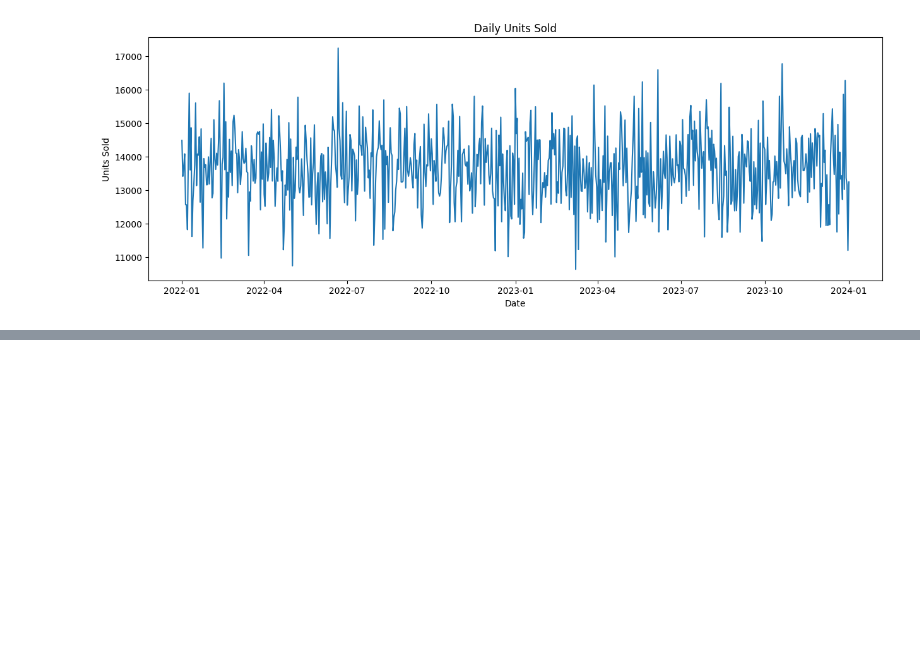
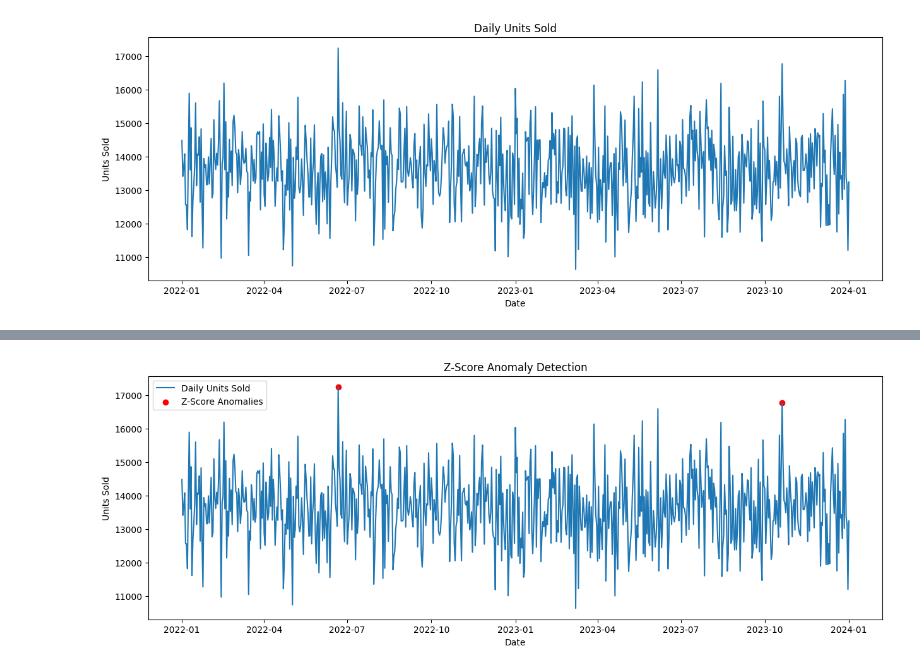
Before and after one commit to Adithyan-7/supply-chain-demand-forecasting, a Jupyter notebook: notebooks/03_anomaly_detection.ipynb, the cells around one changed output, grey strips where cells are left out. Saved outputs shown, nothing was run; the diff lists cells and outputs as text; code cells hidden in the pictures; blank space fills up the shorter version.

Commit message:
feat: implement Z-Score anomaly detection

```diff
--- a/notebooks/03_anomaly_detection.ipynb
+++ b/notebooks/03_anomaly_detection.ipynb
@@ -84,0 +93,4 @@ plt.show()
+# %%
+daily_sales["Z-Score"] = zscore(daily_sales["Units Sold"])
+
+daily_sales.head()
@@ -84,0 +104,6 @@ plt.show()
+# %%
+daily_sales["Z_Anomaly"] = (
+    abs(daily_sales["Z-Score"]) > 3
+)
+
+daily_sales.head()
@@ -84,0 +129,4 @@ plt.show()
+# %%
+zscore_anomalies = daily_sales[daily_sales["Z_Anomaly"]]
+
+zscore_anomalies
@@ -84,0 +143,24 @@ plt.show()
+# %%
+plt.figure(figsize=(15,5))
+
+plt.plot(
+    daily_sales["Date"],
+    daily_sales["Units Sold"],
+    label="Daily Units Sold"
+)
+
+plt.scatter(
+    zscore_anomalies["Date"],
+    zscore_anomalies["Units Sold"],
+    color="red",
+    label="Z-Score Anomalies"
+)
+
+plt.title("Z-Score Anomaly Detection")
+plt.xlabel("Date")
+plt.ylabel("Units Sold")
+plt.legend()
+
+plt.show()
+# %% [output]
+[figure, added]
```
Also changed, not shown: parts of 8 cells of this notebook.
